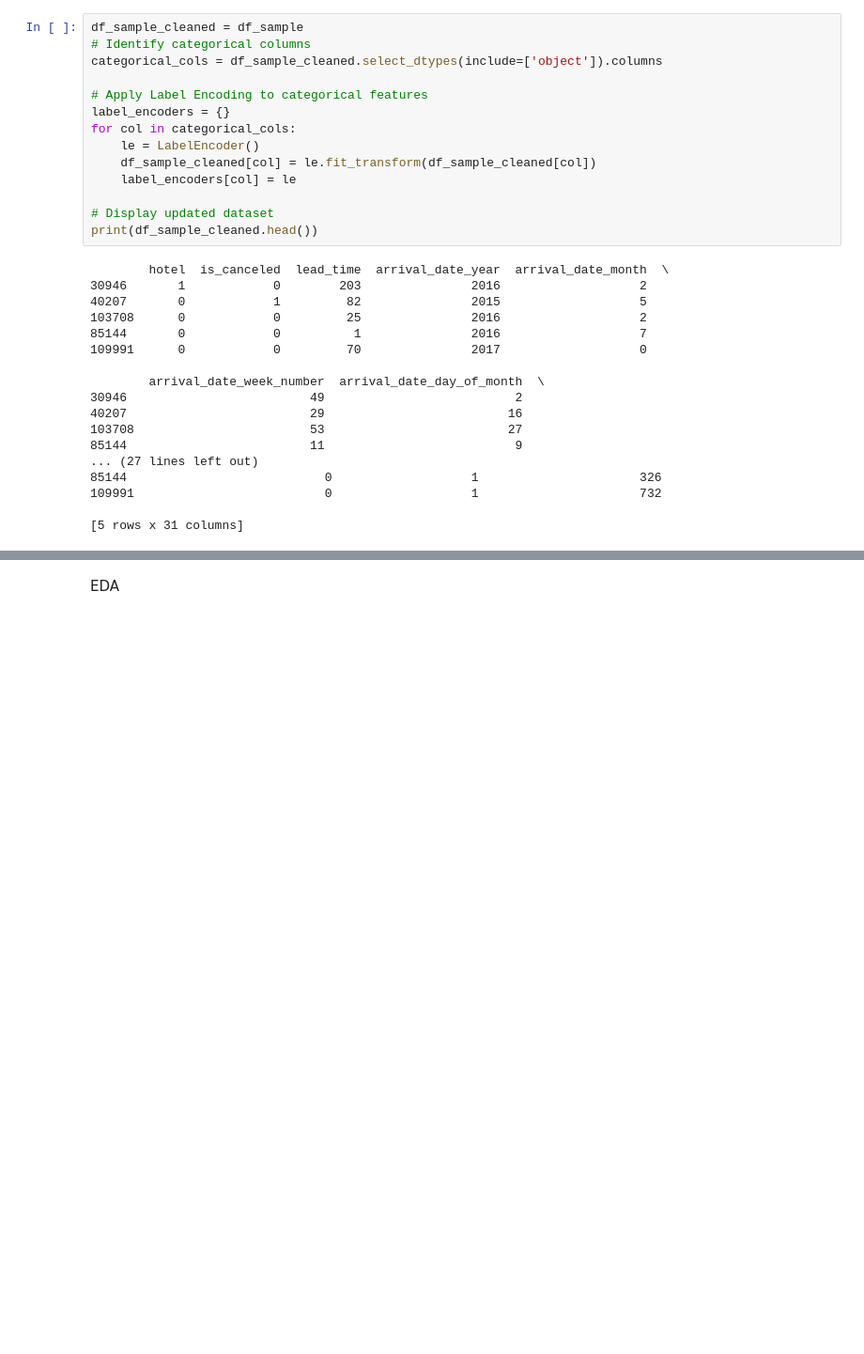
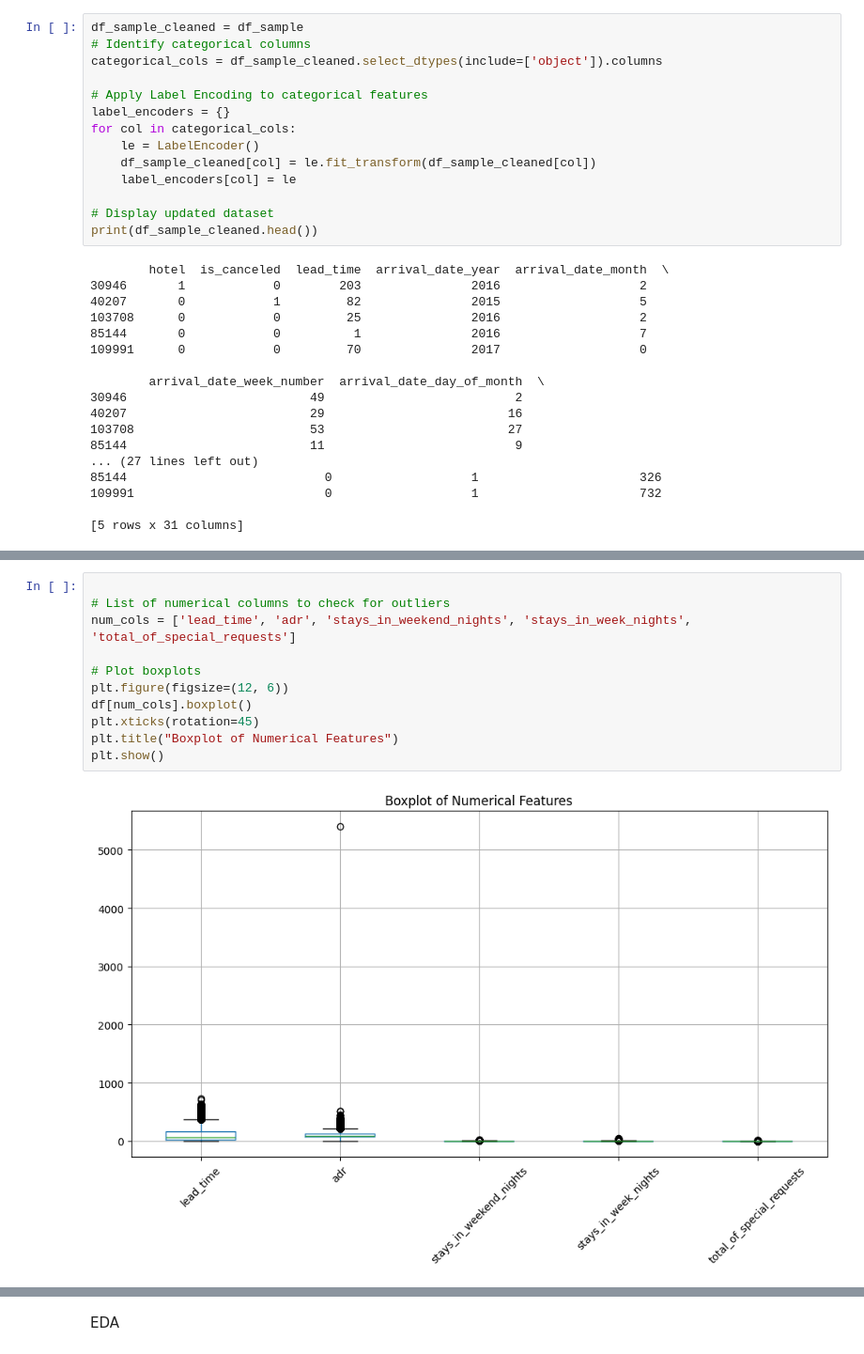
Before and after one commit to Shubhamk0703/Final-Project-23017935-, a Jupyter notebook: CODE_for_small_data(23017935).ipynb, the cells around one changed output, grey strips where cells are left out. Shown: that part at 94% size. Cells and saved outputs as stored; diff of their text form; blank space fills up the shorter version.

```diff
--- a/CODE_for_small_data(23017935).ipynb
+++ b/CODE_for_small_data(23017935).ipynb
@@ -266,0 +302,13 @@ print(df_sample_cleaned.head())
+# %%
+
+# List of numerical columns to check for outliers
+num_cols = ['lead_time', 'adr', 'stays_in_weekend_nights', 'stays_in_week_nights', 'total_of_special_requests']
+
+# Plot boxplots
+plt.figure(figsize=(12, 6))
+df[num_cols].boxplot()
+plt.xticks(rotation=45)
+plt.title("Boxplot of Numerical Features")
+plt.show()
+# %% [output]
+[figure, added]
```
Also changed, not shown: parts of 19 cells of this notebook.
